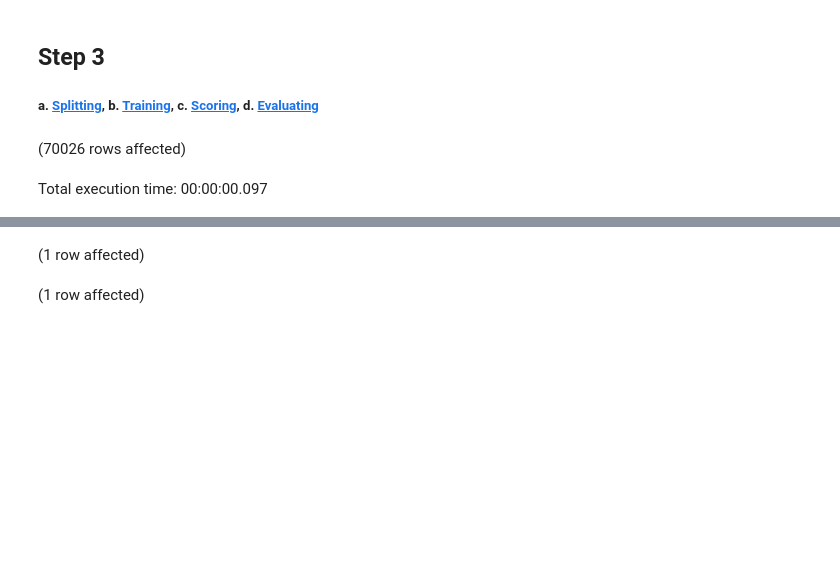
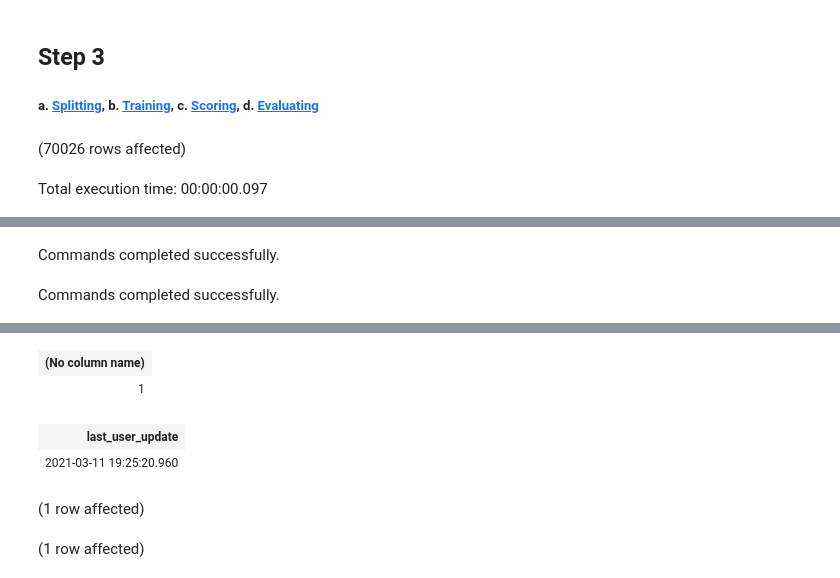
Before and after one commit to microsoft/r-server-hospital-length-of-stay, a Jupyter notebook: SQLPy/Claims/DbaHospitalLoSClaims.ipynb, the cells around one changed output, grey strips where cells are left out. Cells and saved outputs as stored; diff of their text form; code cells hidden in the pictures; blank space fills up the shorter version.

```diff
--- a/SQLPy/Claims/DbaHospitalLoSClaims.ipynb
+++ b/SQLPy/Claims/DbaHospitalLoSClaims.ipynb
@@ -90,0 +92,12 @@ STDOUT message(s) from external script: replace': True, 'importance': False, 'ba
+# %%
+select 1 from models where model_name = 'RF';
+go
+SELECT last_user_update
+FROM   sys.dm_db_index_usage_stats us
+    JOIN sys.tables t
+        ON t.object_id = us.object_id
+WHERE  database_id = db_id()
+    AND t.object_id = object_id('dbo.models')
+# %% [output]
+Commands completed successfully.
+Commands completed successfully.
@@ -91,3 +105,7 @@ STDOUT message(s) from external script: replace': True, 'importance': False, 'ba
+| (No column name) |
+| 1 |
+| last_user_update |
+| 2021-03-11 19:25:20.960 |
 # %%
 select *, (datalength(model)/1024)/1024 as MB from models;
 go
```
Also changed, not shown: parts of 5 cells of this notebook, 2 other files.
